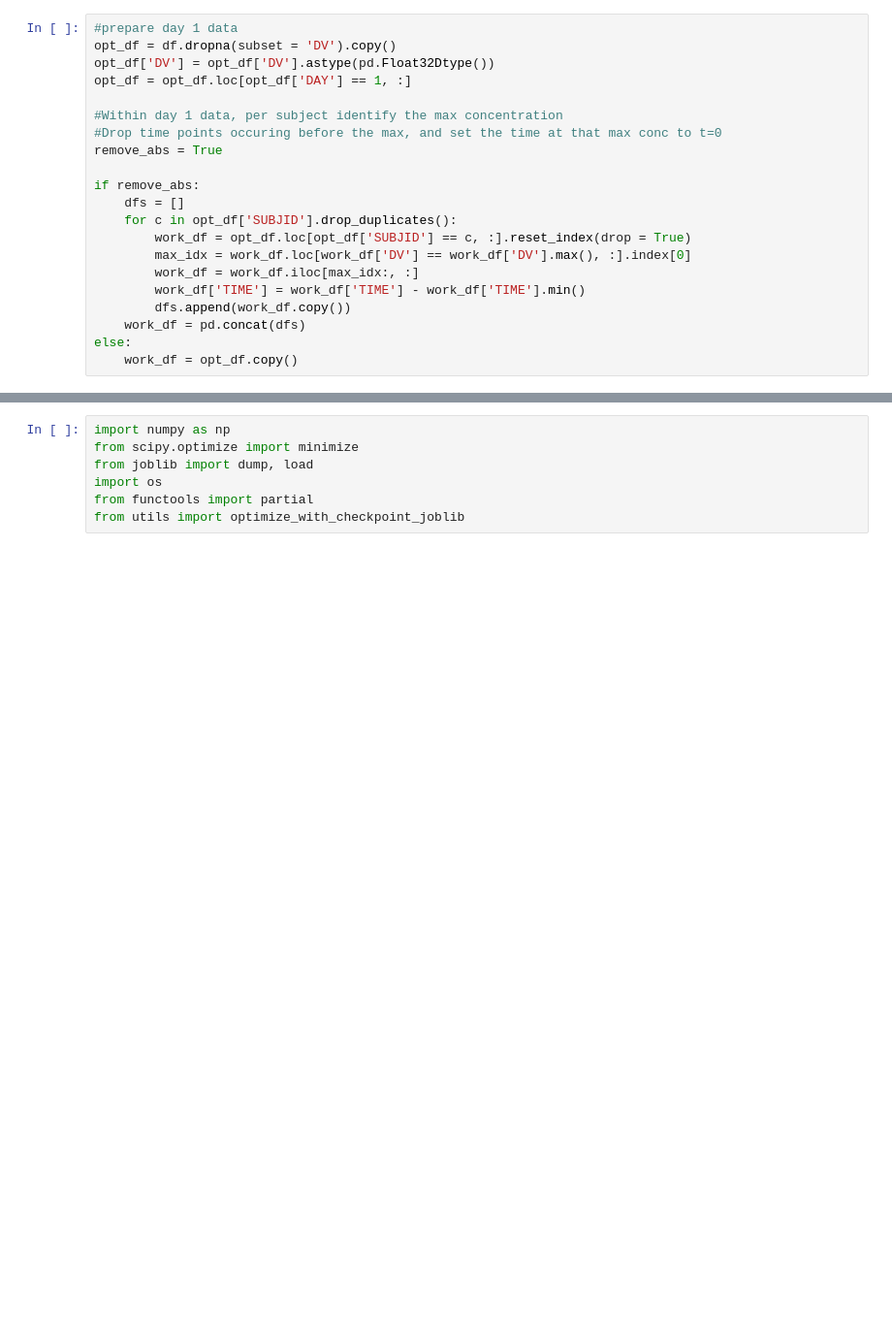
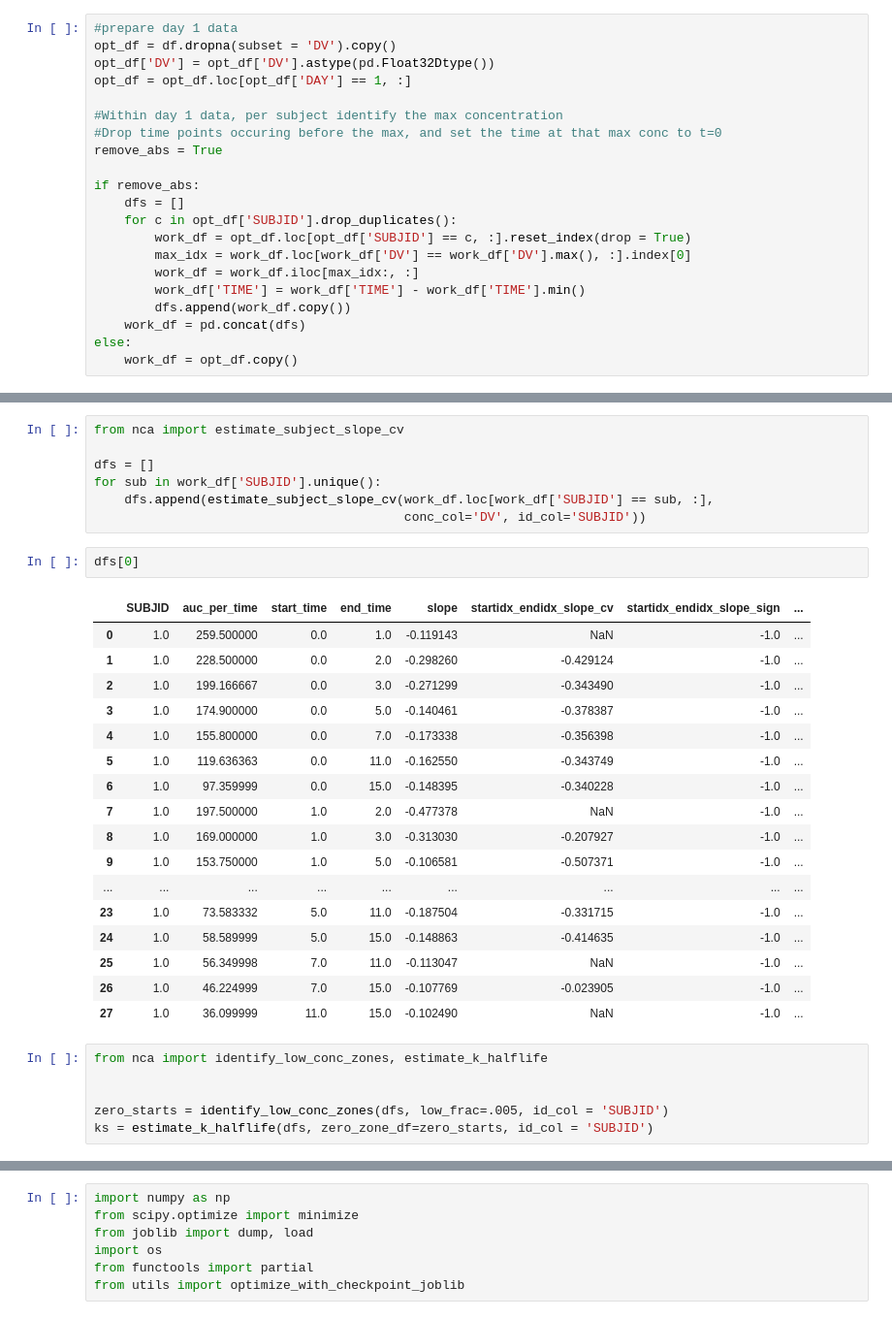
Before and after one commit to kelleyjbrady/NiceODE, a Jupyter notebook: t_0atDV_max_ode_solver_r.ipynb, the cells around one changed output, grey strips where cells are left out. Shown at 97% size. Drawn from its saved outputs; the diff is of its cells as text; blank space fills up the shorter version.

```diff
--- a/t_0atDV_max_ode_solver_r.ipynb
+++ b/t_0atDV_max_ode_solver_r.ipynb
@@ -71,0 +60,33 @@ work_df = work_df.loc[work_df['TIME'] < 30, :].copy()
+# %%
+from nca import estimate_subject_slope_cv
+
+dfs = []
+for sub in work_df['SUBJID'].unique():
+    dfs.append(estimate_subject_slope_cv(work_df.loc[work_df['SUBJID'] == sub, :],
+                                         conc_col='DV', id_col='SUBJID'))
+# %%
+dfs[0]
+# %% [output]
+|  | SUBJID | auc_per_time | start_time | end_time | slope | startidx_endidx_slope_cv | startidx_endidx_slope_sign | ... |
+| 0 | 1.0 | 259.500000 | 0.0 | 1.0 | -0.119143 | NaN | -1.0 | ... |
+| 1 | 1.0 | 228.500000 | 0.0 | 2.0 | -0.298260 | -0.429124 | -1.0 | ... |
+| 2 | 1.0 | 199.166667 | 0.0 | 3.0 | -0.271299 | -0.343490 | -1.0 | ... |
+| 3 | 1.0 | 174.900000 | 0.0 | 5.0 | -0.140461 | -0.378387 | -1.0 | ... |
+| 4 | 1.0 | 155.800000 | 0.0 | 7.0 | -0.173338 | -0.356398 | -1.0 | ... |
+| 5 | 1.0 | 119.636363 | 0.0 | 11.0 | -0.162550 | -0.343749 | -1.0 | ... |
+| 6 | 1.0 | 97.359999 | 0.0 | 15.0 | -0.148395 | -0.340228 | -1.0 | ... |
+| 7 | 1.0 | 197.500000 | 1.0 | 2.0 | -0.477378 | NaN | -1.0 | ... |
+| 8 | 1.0 | 169.000000 | 1.0 | 3.0 | -0.313030 | -0.207927 | -1.0 | ... |
+| 9 | 1.0 | 153.750000 | 1.0 | 5.0 | -0.106581 | -0.507371 | -1.0 | ... |
+| ... | ... | ... | ... | ... | ... | ... | ... | ... |
+| 23 | 1.0 | 73.583332 | 5.0 | 11.0 | -0.187504 | -0.331715 | -1.0 | ... |
+| 24 | 1.0 | 58.589999 | 5.0 | 15.0 | -0.148863 | -0.414635 | -1.0 | ... |
+| 25 | 1.0 | 56.349998 | 7.0 | 11.0 | -0.113047 | NaN | -1.0 | ... |
+| 26 | 1.0 | 46.224999 | 7.0 | 15.0 | -0.107769 | -0.023905 | -1.0 | ... |
+| 27 | 1.0 | 36.099999 | 11.0 | 15.0 | -0.102490 | NaN | -1.0 | ... |
+# %%
+from nca import identify_low_conc_zones, estimate_k_halflife
+
+
+zero_starts = identify_low_conc_zones(dfs, low_frac=.005, id_col = 'SUBJID')
+ks = estimate_k_halflife(dfs, zero_zone_df=zero_starts, id_col = 'SUBJID')
```
Also changed, not shown: parts of 27 cells of this notebook, 2 other files.
